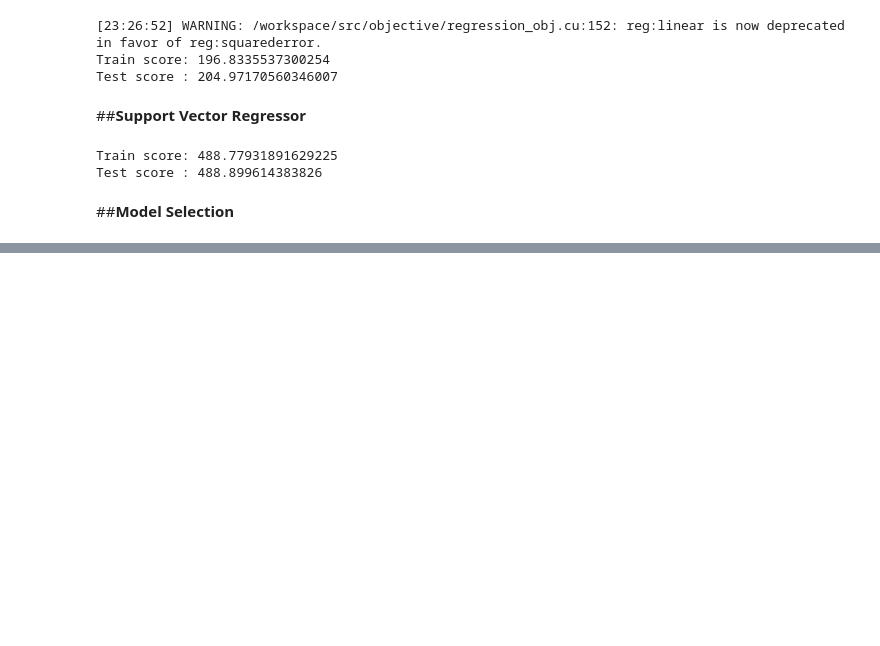
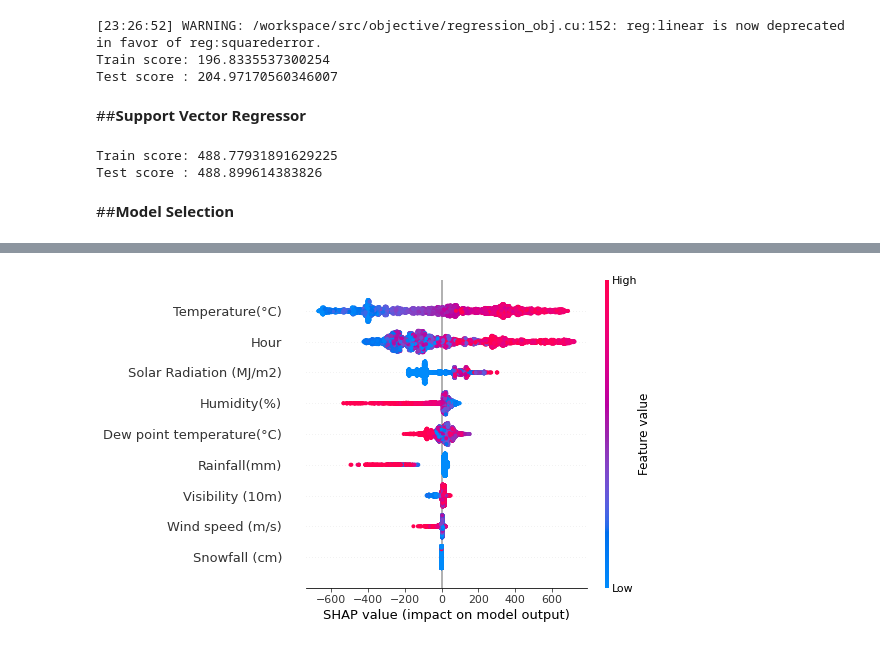
Before and after one commit to Mmbsaksd/Seoul-Bike-Sharing-Demand-Prediction, a Jupyter notebook: Bike_Sharing_Demand_Prediction_Capstone_Project.ipynb, the cells around one changed output, grey strips where cells are left out. Drawn from its saved outputs; the diff is of its cells as text; code cells hidden in the pictures; blank space fills up the shorter version.

```diff
--- a/Bike_Sharing_Demand_Prediction_Capstone_Project.ipynb
+++ b/Bike_Sharing_Demand_Prediction_Capstone_Project.ipynb
@@ -470,0 +506,6 @@ model_id
+# %%
+explainer_train_xg = shap.TreeExplainer(xg)
+shap_values_train_xg = explainer_train_xg(xtrain)
+shap.summary_plot(shap_values_train_xg, plot_type = 'dot')
+# %% [output]
+[figure, added]
```
Also changed, not shown: parts of 8 cells of this notebook.
